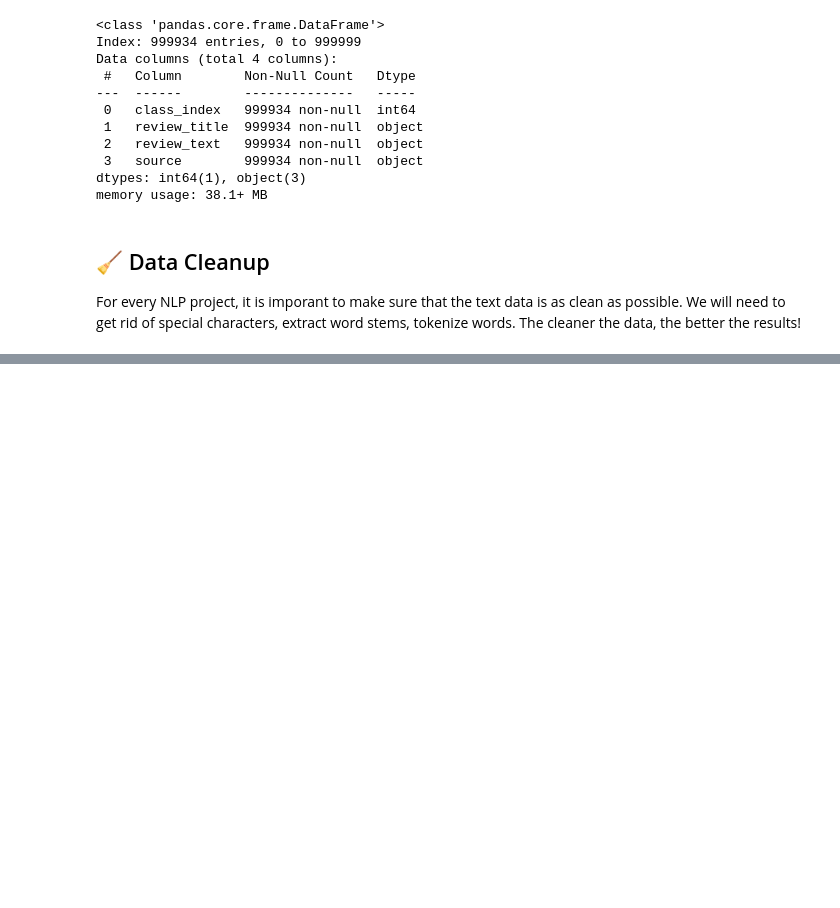
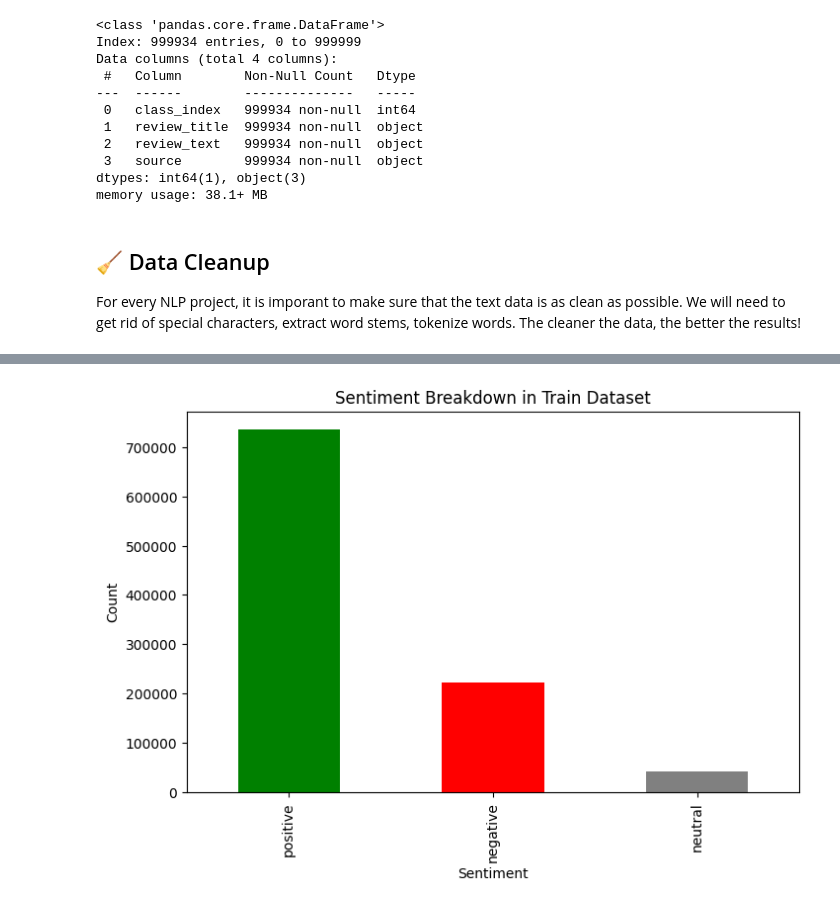
Before and after one commit to pozdnyakovx/exp, a Jupyter notebook: projects/amazon_reviews/reviews_polarity.ipynb, the cells around one changed output, grey strips where cells are left out. Cells and saved outputs as stored; diff of their text form; code cells hidden in the pictures; blank space fills up the shorter version.

Commit message:
cleaning, analyzing and plotting

```diff
--- a/projects/amazon_reviews/reviews_polarity.ipynb
+++ b/projects/amazon_reviews/reviews_polarity.ipynb
@@ -180,0 +190,22 @@ df.drop(['cleaned_text', 'tokenized_text', 'no_stopwords_text'], axis=1, inplace
+# %%
+# Initialize SentimentIntensityAnalyzer
+sia = SentimentIntensityAnalyzer()
+
+# Perform sentiment analysis
+def get_sentiment(text):
+    scores = sia.polarity_scores(text)
+    if scores['compound'] >= 0.05:
+        return 'positive'
+    elif scores['compound'] <= -0.05:
+        return 'negative'
+    else:
+        return 'neutral'
+
+df['sentiment'] = df['stemmed_text'].apply(get_sentiment)
+
+# Separate train and test datasets
+df_train = df[df['source'] == 'train']
+
+# Display sentiment distribution
+print("\nSentiment Distribution in Train Dataset:")
+print(df_train['sentiment'].value_counts())
@@ -181 +222,25 @@ df.drop(['cleaned_text', 'tokenized_text', 'no_stopwords_text'], axis=1, inplace
+# %%
+# Map sentiments to specific colors
+color_map = {
+    'positive': 'green',
+    'neutral': 'grey',
+    'negative': 'red'
+}
+
+# Get sentiment counts
+sentiment_counts = df_train['sentiment'].value_counts()
+
+# Plot with custom colors
+sentiment_counts.plot(
+    kind='bar',
+    figsize=(8, 5),
+    title="Sentiment Breakdown in Train Dataset",
+    color=[color_map[sentiment] for sentiment in sentiment_counts.index]  # Map colors to index
+)
+
+plt.xlabel("Sentiment")
+plt.ylabel("Count")
+plt.show()
+# %% [output]
+[figure, added]
 # %%
```
Also changed, not shown: parts of 8 cells of this notebook.
